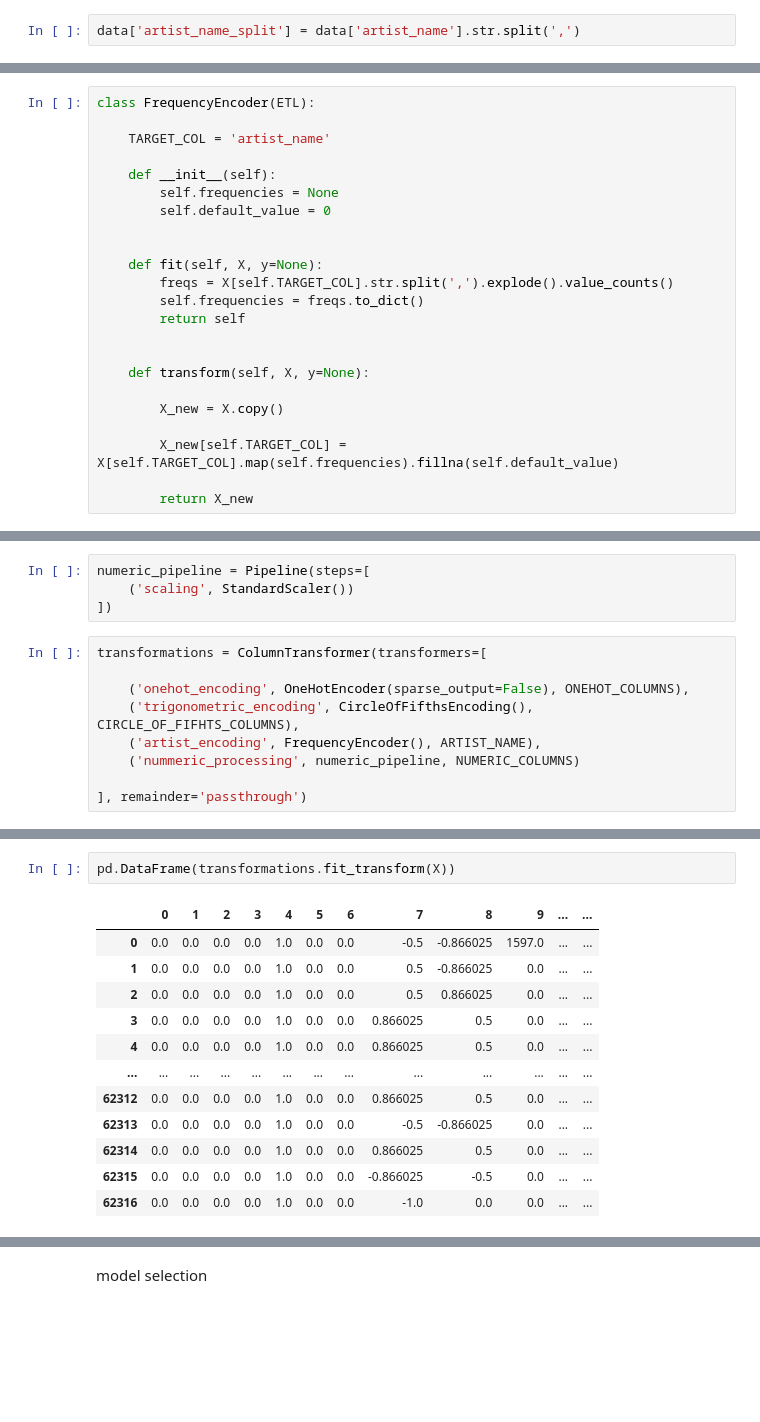
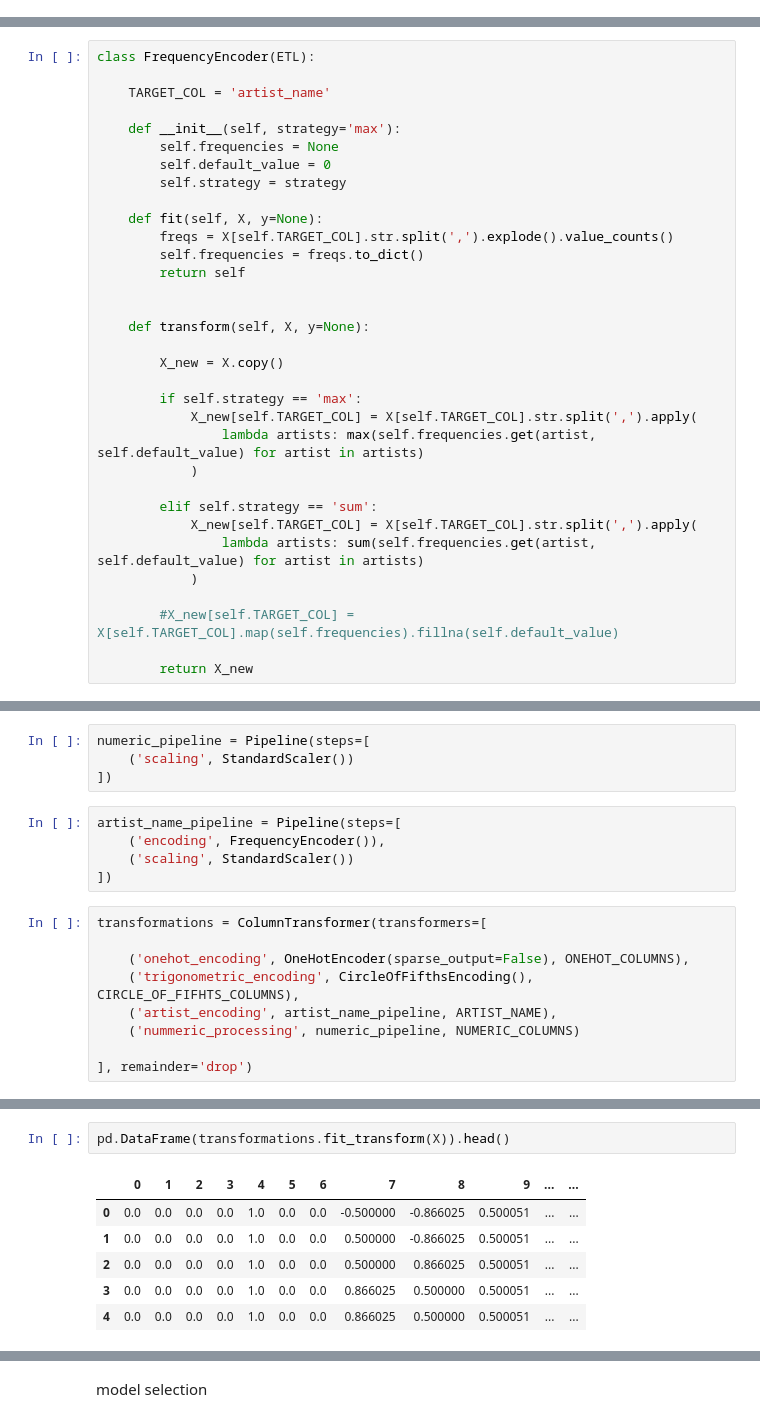
Before and after one commit to Sammuel21/pridav-music-project, a Jupyter notebook: Development/gulas16/etl.ipynb, the cells around one changed output, grey strips where cells are left out. Drawn from its saved outputs; the diff is of its cells as text; blank space fills up the shorter version.

Commit message:
add Prod; add functional modeling data transformation pipeline

```diff
--- a/Development/gulas16/etl.ipynb
+++ b/Development/gulas16/etl.ipynb
@@ -97,5 +117,3 @@ Artist & Albums COLUMN encoding
 data['artist_name'].str.split(',').explode().nunique()
 # %% [output]
 8491
-# %%
-data['artist_name_split'] = data['artist_name'].str.split(',')
@@ -172,10 +172,10 @@ class FrequencyEncoder(ETL):
 
     TARGET_COL = 'artist_name'
 
-    def __init__(self):
+    def __init__(self, strategy='max'):
         self.frequencies = None
         self.default_value = 0
-
+        self.strategy = strategy
 
     def fit(self, X, y=None):
         freqs = X[self.TARGET_COL].str.split(',').explode().value_counts()
@@ -187,7 +187,17 @@ class FrequencyEncoder(ETL):
 
         X_new = X.copy()
 
-        X_new[self.TARGET_COL] = X[self.TARGET_COL].map(self.frequencies).fillna(self.default_value)
+        if self.strategy == 'max':
+            X_new[self.TARGET_COL] = X[self.TARGET_COL].str.split(',').apply(
+                lambda artists: max(self.frequencies.get(artist, self.default_value) for artist in artists)
+            )
+
+        elif self.strategy == 'sum':
+            X_new[self.TARGET_COL] = X[self.TARGET_COL].str.split(',').apply(
+                lambda artists: sum(self.frequencies.get(artist, self.default_value) for artist in artists)
+            )
+
+        #X_new[self.TARGET_COL] = X[self.TARGET_COL].map(self.frequencies).fillna(self.default_value)
 
         return X_new
 # %% [markdown]
@@ -424,12 +440,17 @@ convert_null = ColumnTransformer(transformers=[
 numeric_pipeline = Pipeline(steps=[
     ('scaling', StandardScaler())
 ])
+# %%
+artist_name_pipeline = Pipeline(steps=[
+    ('encoding', FrequencyEncoder()),
+    ('scaling', StandardScaler())
+])
 # %%
 transformations = ColumnTransformer(transformers=[
 
     ('onehot_encoding', OneHotEncoder(sparse_output=False), ONEHOT_COLUMNS),
     ('trigonometric_encoding', CircleOfFifthsEncoding(), CIRCLE_OF_FIFHTS_COLUMNS),
-    ('artist_encoding', FrequencyEncoder(), ARTIST_NAME),
+    ('artist_encoding', artist_name_pipeline, ARTIST_NAME),
     ('nummeric_processing', numeric_pipeline, NUMERIC_COLUMNS)
 
-], remainder='passthrough')
+], remainder='drop')
@@ -436,15 +477,9 @@ transformations = ColumnTransformer(transformers=[
 # %%
-pd.DataFrame(transformations.fit_transform(X))
+pd.DataFrame(transformations.fit_transform(X)).head()
 # %% [output]
 |  | 0 | 1 | 2 | 3 | 4 | 5 | 6 | 7 | 8 | 9 | ... | ... |
-| 0 | 0.0 | 0.0 | 0.0 | 0.0 | 1.0 | 0.0 | 0.0 | -0.5 | -0.866025 | 1597.0 | ... | ... |
-| 1 | 0.0 | 0.0 | 0.0 | 0.0 | 1.0 | 0.0 | 0.0 | 0.5 | -0.866025 | 0.0 | ... | ... |
-| 2 | 0.0 | 0.0 | 0.0 | 0.0 | 1.0 | 0.0 | 0.0 | 0.5 | 0.866025 | 0.0 | ... | ... |
-| 3 | 0.0 | 0.0 | 0.0 | 0.0 | 1.0 | 0.0 | 0.0 | 0.866025 | 0.5 | 0.0 | ... | ... |
-| 4 | 0.0 | 0.0 | 0.0 | 0.0 | 1.0 | 0.0 | 0.0 | 0.866025 | 0.5 | 0.0 | ... | ... |
-| ... | ... | ... | ... | ... | ... | ... | ... | ... | ... | ... | ... | ... |
-| 62312 | 0.0 | 0.0 | 0.0 | 0.0 | 1.0 | 0.0 | 0.0 | 0.866025 | 0.5 | 0.0 | ... | ... |
-| 62313 | 0.0 | 0.0 | 0.0 | 0.0 | 1.0 | 0.0 | 0.0 | -0.5 | -0.866025 | 0.0 | ... | ... |
-| 62314 | 0.0 | 0.0 | 0.0 | 0.0 | 1.0 | 0.0 | 0.0 | 0.866025 | 0.5 | 0.0 | ... | ... |
-| 62315 | 0.0 | 0.0 | 0.0 | 0.0 | 1.0 | 0.0 | 0.0 | -0.866025 | -0.5 | 0.0 | ... | ... |
-| 62316 | 0.0 | 0.0 | 0.0 | 0.0 | 1.0 | 0.0 | 0.0 | -1.0 | 0.0 | 0.0 | ... | ... |
+| 0 | 0.0 | 0.0 | 0.0 | 0.0 | 1.0 | 0.0 | 0.0 | -0.500000 | -0.866025 | 0.500051 | ... | ... |
+| 1 | 0.0 | 0.0 | 0.0 | 0.0 | 1.0 | 0.0 | 0.0 | 0.500000 | -0.866025 | 0.500051 | ... | ... |
+| 2 | 0.0 | 0.0 | 0.0 | 0.0 | 1.0 | 0.0 | 0.0 | 0.500000 | 0.866025 | 0.500051 | ... | ... |
+| 3 | 0.0 | 0.0 | 0.0 | 0.0 | 1.0 | 0.0 | 0.0 | 0.866025 | 0.500000 | 0.500051 | ... | ... |
+| 4 | 0.0 | 0.0 | 0.0 | 0.0 | 1.0 | 0.0 | 0.0 | 0.866025 | 0.500000 | 0.500051 | ... | ... |
```
Also changed, not shown: parts of 11 cells of this notebook, 1 other file.
